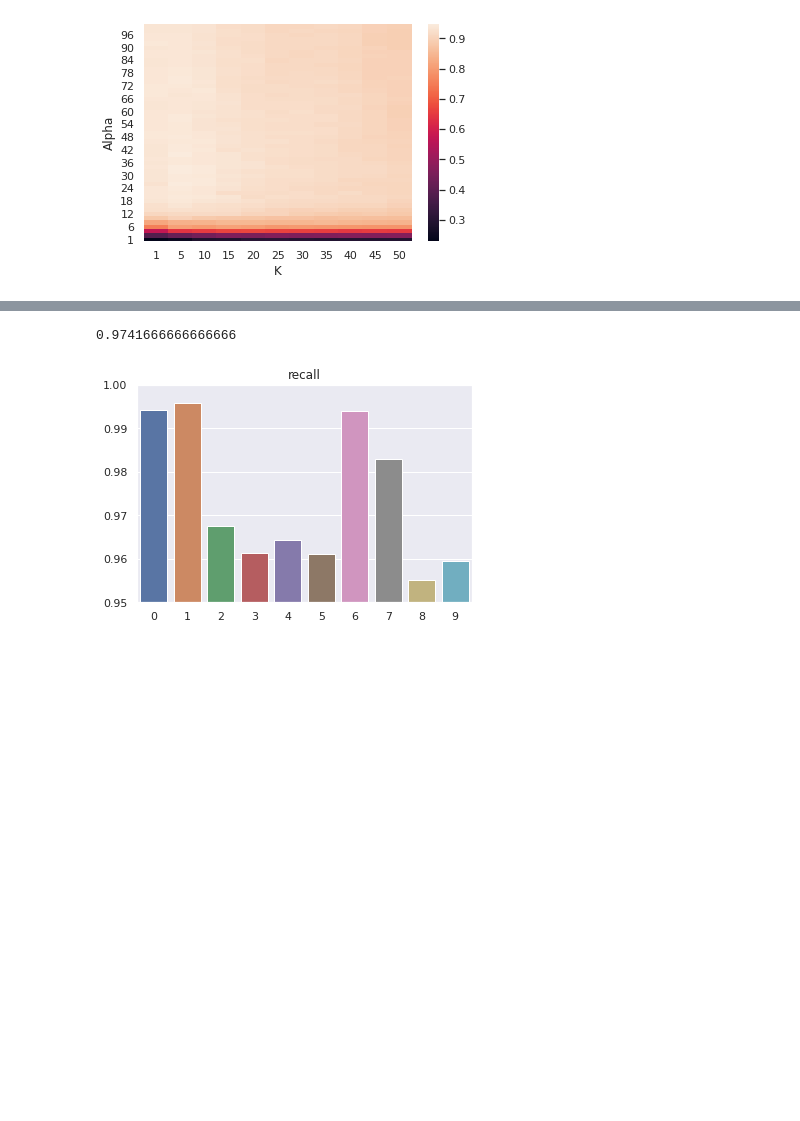
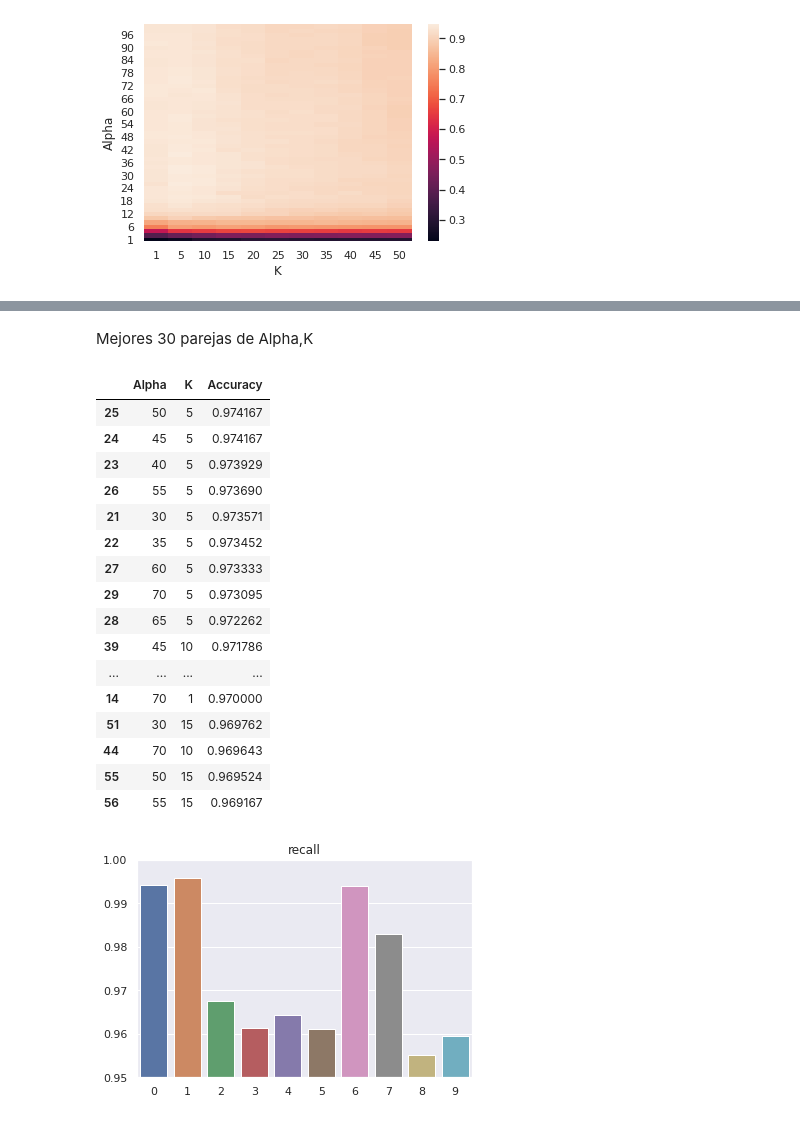
Before and after one commit to fzanollo/metodos-num, a Jupyter notebook: tp2/notebooks/preliminares.ipynb, the cells around one changed output, grey strips where cells are left out. Saved outputs shown, nothing was run; the diff lists cells and outputs as text; code cells hidden in the pictures; blank space fills up the shorter version.

```diff
--- a/tp2/notebooks/preliminares.ipynb
+++ b/tp2/notebooks/preliminares.ipynb
@@ -270,3 +266,11 @@ best_alpha = 45
 | 12 | 60 | 0.970119 | 0.973333 | 0.970952 | 0.967024 | 0.964167 | 0.963095 | 0.960000 | 0.958095 | 0.957857 |
 | 13 | 65 | 0.970238 | 0.972262 | 0.970000 | 0.967262 | 0.964167 | 0.963690 | 0.958452 | 0.957381 | 0.955714 |
 | 14 | 70 | 0.970000 | 0.973095 | 0.969643 | 0.966667 | 0.964524 | 0.962976 | 0.958810 | 0.957976 | 0.955714 |
+# %%
+#Reshape dataframe
+completo =pd.melt(dfcomp,
+            id_vars='Alpha',
+            value_vars=list(dfcomp.columns[1:]), # list of days of the week
+            var_name='K',
+            value_name='Accuracy')
+completo
@@ -273,3 +291,25 @@ best_alpha = 45
+# %% [markdown]
+Mejores 30 parejas de Alpha,K
+# %%
+completo.sort_values(by=['Accuracy'],ascending = False).head(30)
+# %% [output]
+|  | Alpha | K | Accuracy |
+| 25 | 50 | 5 | 0.974167 |
+| 24 | 45 | 5 | 0.974167 |
+| 23 | 40 | 5 | 0.973929 |
+| 26 | 55 | 5 | 0.973690 |
+| 21 | 30 | 5 | 0.973571 |
+| 22 | 35 | 5 | 0.973452 |
+| 27 | 60 | 5 | 0.973333 |
+| 29 | 70 | 5 | 0.973095 |
+| 28 | 65 | 5 | 0.972262 |
+| 39 | 45 | 10 | 0.971786 |
+| ... | ... | ... | ... |
+| 14 | 70 | 1 | 0.970000 |
+| 51 | 30 | 15 | 0.969762 |
+| 44 | 70 | 10 | 0.969643 |
+| 55 | 50 | 15 | 0.969524 |
+| 56 | 55 | 15 | 0.969167 |
 # %%
 X_pca, X_val_pca = pca(best_alpha,X_train,X_val)
 # %%
@@ -283,10 +323,6 @@ acc = accuracy_score(y_val, y_pred)
 recall = recall_score(y_val, y_pred,average = None)
 precision = precision_score(y_val, y_pred, average=None)
 #recall,precision,acc
-# %%
-acc
-# %% [output]
-0.9741666666666666
 # %%
 import matplotlib.pyplot as plt
 ejex = [i for i in range(10)]
```
Also changed, not shown: parts of 34 cells of this notebook.
